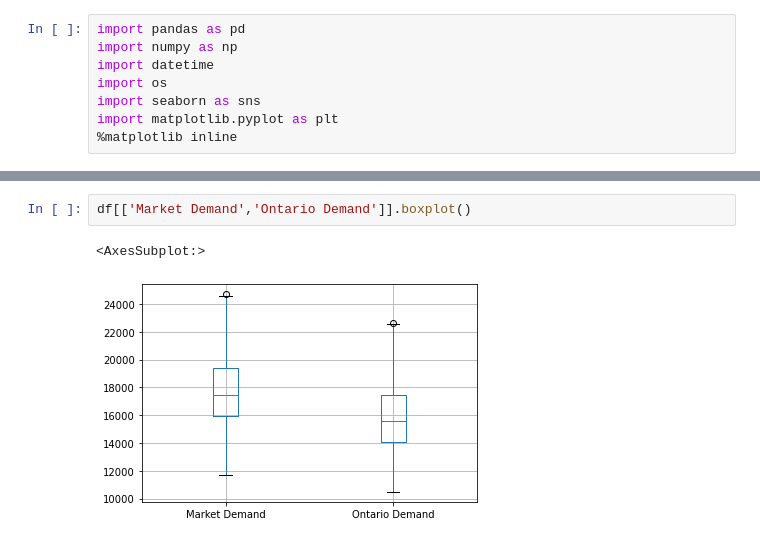
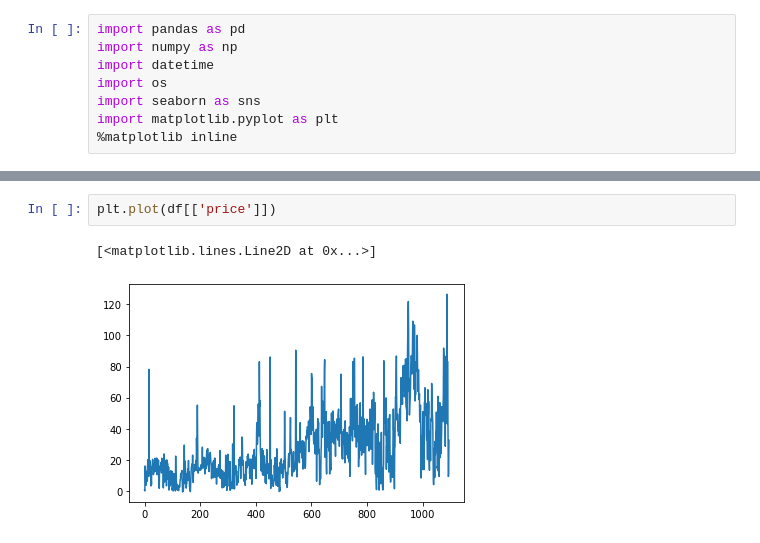
Before and after one commit to damouras/STAD95_W23, a Jupyter notebook: Report/_build/jupyter_execute/EDApy.ipynb, the cells around one changed output, grey strips where cells are left out. Drawn from its saved outputs; the diff is of its cells as text.

```diff
--- a/Report/_build/jupyter_execute/EDApy.ipynb
+++ b/Report/_build/jupyter_execute/EDApy.ipynb
@@ -91,5 +85,5 @@ df[['Price']].boxplot()
-# %%
-df[['Market Demand','Ontario Demand']].boxplot()
-# %% [output]
-<AxesSubplot:>
-[figure, removed]
+# %%
+plt.plot(df[['price']])
+# %% [output]
+[<matplotlib.lines.Line2D at 0x...>]
+[figure, added]
```
Also changed, not shown: parts of 19 cells of this notebook, 44 other files.
